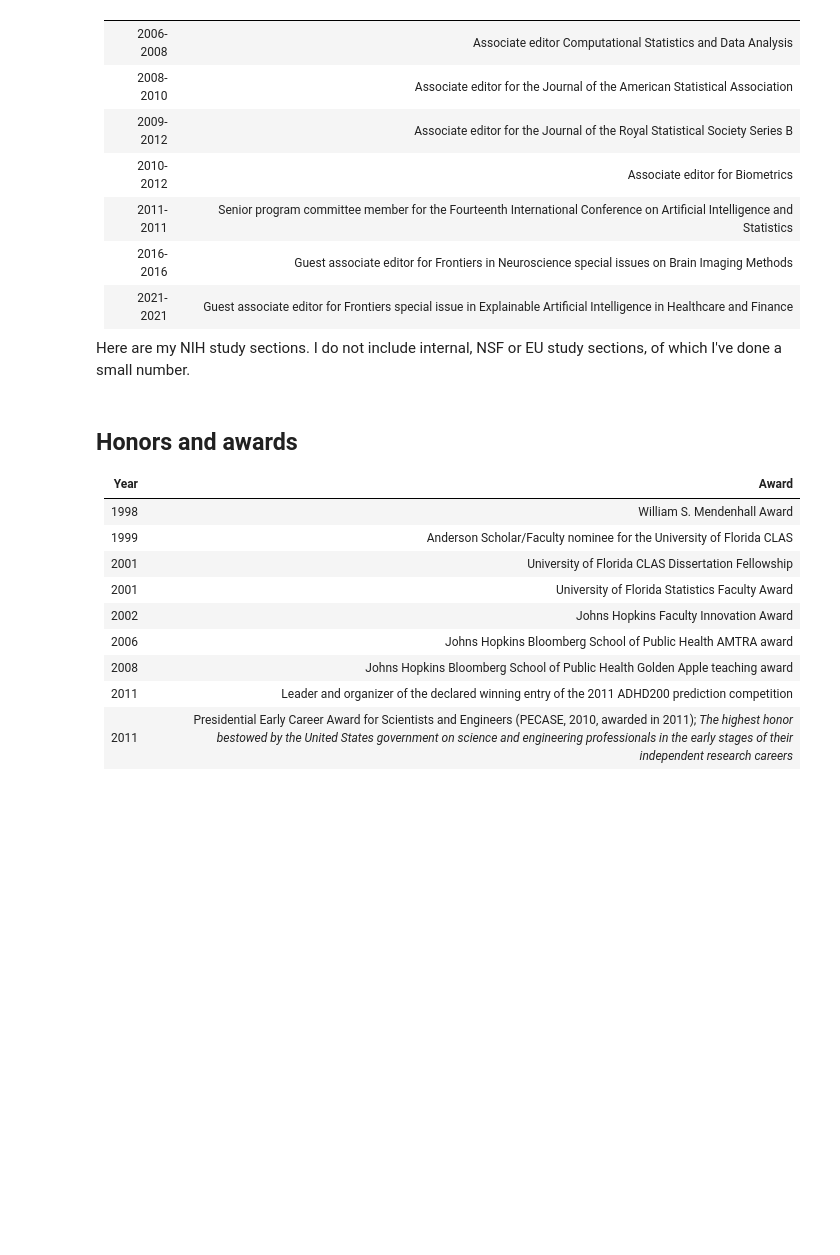
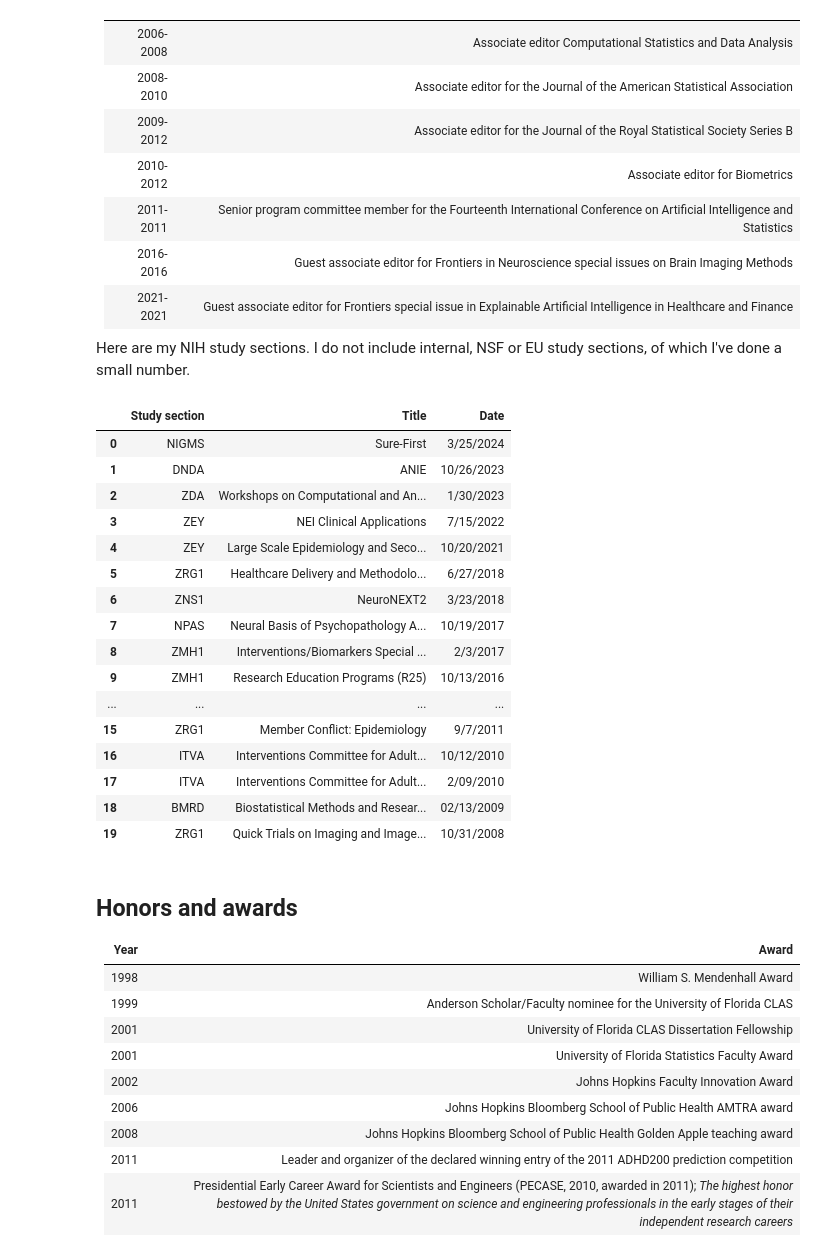
Before and after one commit to bcaffo/cv, a Jupyter notebook: cvJupyter.ipynb, the cells around one changed output. Saved outputs shown, nothing was run; the diff lists cells and outputs as text; code cells hidden in the pictures; blank space fills up the shorter version.

```diff
--- a/cvJupyter.ipynb
+++ b/cvJupyter.ipynb
@@ -138,8 +136,26 @@ fig.show(warn = False)
 
 Here are my NIH study sections. I do not include internal, NSF or EU study sections, of which I've done a small number.
 # %%
-grant_reviews = pd.read_table("nih_reviews.txt", sep = ",")
+grant_reviews = pd.read_table("https://raw.githubusercontent.com/bcaffo/cv/master/nih_reviews.txt", sep = ",")
 grant_reviews
+# %% [output]
+|  | Study section | Title | Date |
+| 0 | NIGMS | Sure-First | 3/25/2024 |
+| 1 | DNDA | ANIE | 10/26/2023 |
+| 2 | ZDA | Workshops on Computational and An... | 1/30/2023 |
+| 3 | ZEY | NEI Clinical Applications | 7/15/2022 |
+| 4 | ZEY | Large Scale Epidemiology and Seco... | 10/20/2021 |
+| 5 | ZRG1 | Healthcare Delivery and Methodolo... | 6/27/2018 |
+| 6 | ZNS1 | NeuroNEXT2 | 3/23/2018 |
+| 7 | NPAS | Neural Basis of Psychopathology A... | 10/19/2017 |
+| 8 | ZMH1 | Interventions/Biomarkers Special ... | 2/3/2017 |
+| 9 | ZMH1 | Research Education Programs (R25) | 10/13/2016 |
+| ... | ... | ... | ... |
+| 15 | ZRG1 | Member Conflict: Epidemiology | 9/7/2011 |
+| 16 | ITVA | Interventions Committee for Adult... | 10/12/2010 |
+| 17 | ITVA | Interventions Committee for Adult... | 2/09/2010 |
+| 18 | BMRD | Biostatistical Methods and Resear... | 02/13/2009 |
+| 19 | ZRG1 | Quick Trials on Imaging and Image... | 10/31/2008 |
 # %% [markdown]
 ## Honors and awards
 
```
Also changed, not shown: parts of 21 cells of this notebook, 7 other files.
